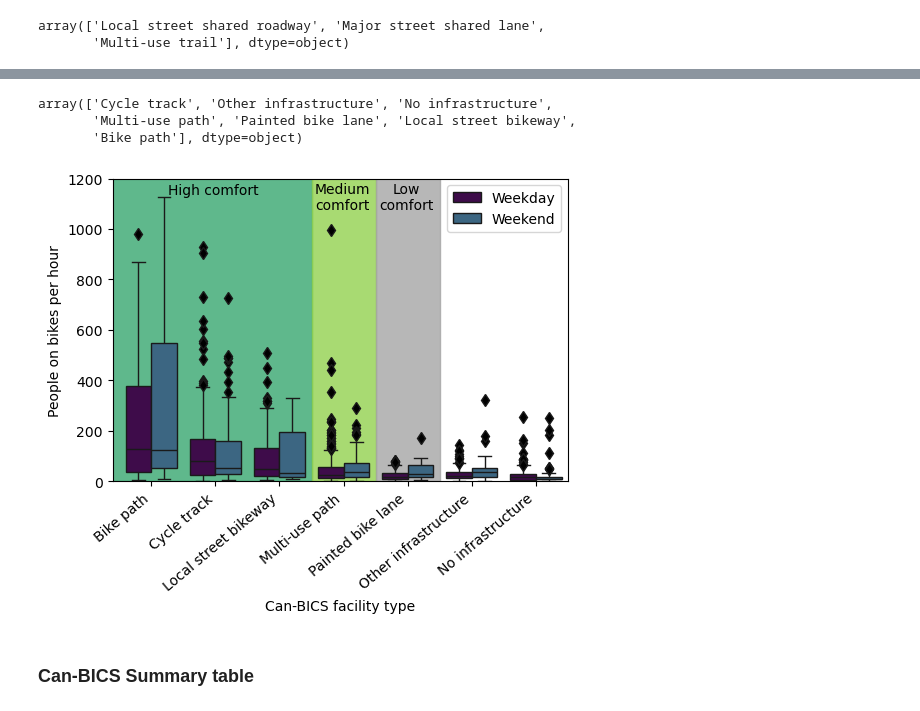
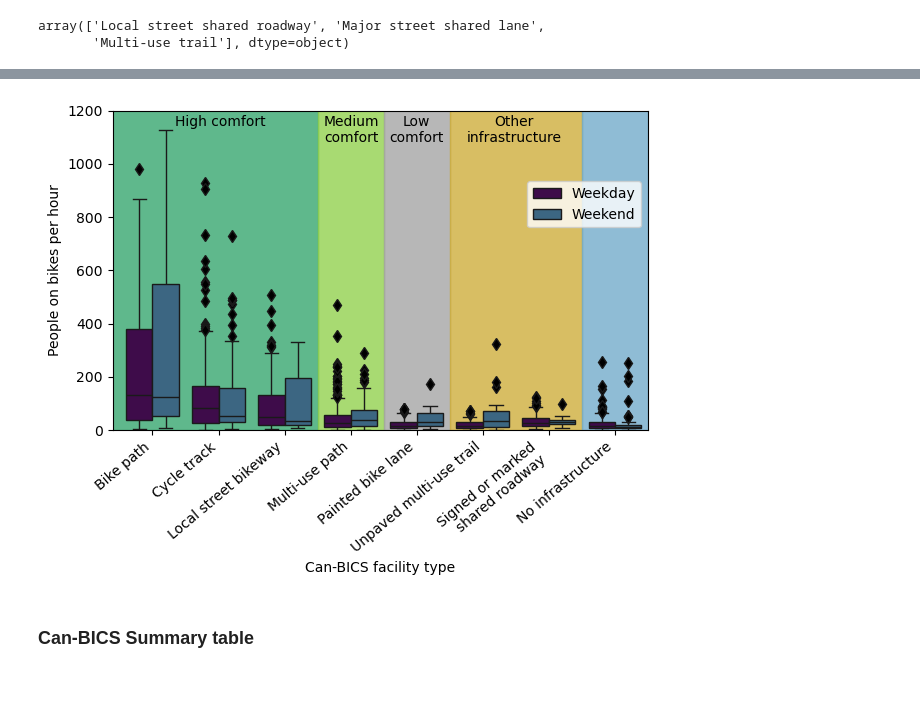
Before and after one commit to mbonsma/PedalPollSondoVelo, a Jupyter notebook: paper_figures.ipynb, the cells around one changed output, grey strips where cells are left out. Cells and saved outputs as stored; diff of their text form; code cells hidden in the pictures; blank space fills up the shorter version.

Commit message:
update with new or modified figures and tables

```diff
--- a/paper_figures.ipynb
+++ b/paper_figures.ipynb
@@ -51,3 +70,6 @@ agg_counts['bikes_per_hour'] = (agg_counts['bike_total'] / agg_counts['total_tim
+# %%
+# remove not assigned count sessions
+agg_counts = agg_counts[agg_counts['count_session_label'] != 'not_assigned']
 # %%
 agg_counts.shape
 # %% [output]
@@ -184,0 +293,3 @@ summary_table
+# %%
+# make a column for the combination of location and session
+agg_counts['location_session'] = agg_counts['grouped_counterpoint_id'].astype('int').astype('str') + "_" + agg_counts['count_session_label']
@@ -416,5 +602,7 @@ comfort_mapping = {'Low':0,  'High':2, 'Medium':1}
 highcolour = '#37a76f'
 mediumcolour = '#92d14f'
 lowcolour = '#a5a5a5'
+nonconformcolour = '#cfae3c'
+nocolour = '#73accb'
 # %%
 agg_counts['comfort_class_int'] = agg_counts['comfort_class'].map(comfort_mapping)
@@ -439,8 +615,8 @@ array(['Local street shared roadway', 'Major street shared lane',
 facility_dict_full = {'Painted bike lane':'Painted bike lane', 'Cycle track':'Cycle track',
        'Not classified':'No infrastructure', 'Multi-use path':'Multi-use path', 'Local street bikeway':'Local street bikeway',
        'Bike path': 'Bike path',
-        'Local street shared roadway':'Local street shared roadway',
-        'Major street shared lane':'Major street shared lane',
+        'Local street shared roadway':'Signed or marked\nshared roadway',
+        'Major street shared lane':'Signed or marked\nshared roadway',
        'Multi-use trail':'Unpaved multi-use trail'}
 
 facility_dict = {'Painted bike lane':'Painted bike lane', 'Cycle track':'Cycle track',
@@ -469,45 +658,42 @@ agg_counts_canbics.shape
-# %%
-agg_counts_canbics['facility_label'].unique()
-# %% [output]
-array(['Cycle track', 'Other infrastructure', 'No infrastructure',
-       'Multi-use path', 'Painted bike lane', 'Local street bikeway',
-       'Bike path'], dtype=object)
 # %%
-fig, ax = plt.subplots(figsize = (5.5,4.7))
+fig, ax = plt.subplots(figsize = (6.3,5))
 
 sns.boxplot(data=agg_counts_canbics[
     (agg_counts_canbics['weekday_weekend'] != 'not')].sort_values(by = 'comfort_class_int',
                                                                                       ascending = False),
-            x = 'facility_label', y = 'bikes_per_hour', hue = 'weekday_weekend',
+            x = 'facility_label_full', y = 'bikes_per_hour', hue = 'weekday_weekend',
            ax = ax, flierprops={"marker": "d", "mfc": "k"});
 
 ax.set_xticklabels(ax.get_xticklabels(), rotation=40, ha='right')
 ax.fill_between([-1,2.5], y1=0,y2=1750, color=highcolour, alpha = 0.8, zorder = 0)
 ax.fill_between([2.5,3.5], y1=0,y2=1750, color=mediumcolour, alpha = 0.8, zorder = 0)
 ax.fill_between([3.5,4.5], y1=0,y2=1750, color=lowcolour, alpha = 0.8, zorder = 0)
+ax.fill_between([4.5,6.5], y1=0,y2=1750, color=nonconformcolour, alpha = 0.8, zorder = 0)
+ax.fill_between([6.5,7.5], y1=0,y2=1750, color=nocolour, alpha = 0.8, zorder = 0)
 ax.set_xlabel("Can-BICS facility type")
-ax.set_xlim(-0.6, 6.5)
+ax.set_xlim(-0.6, 7.5)
 ax.set_ylim(0,1200)
 ax.set_ylabel("People on bikes per hour")
 
 h, l = ax.get_legend_handles_labels()
 legend_labels = []
 for lab in l:
     legend_labels.append(lab.capitalize())
 
 loc = 'upper right'
-pos = (1,1)
-ax.legend(h, legend_labels, title = "", loc = 'upper right', bbox_to_anchor = (1, 1))
+pos = (1,0.8)
+ax.legend(h, legend_labels, title = "", loc = 'upper right', bbox_to_anchor = pos)
 
-ax.annotate("High comfort", xy=(0.22, 0.95), xycoords = 'axes fraction', ha = 'center')
-ax.annotate("Medium\ncomfort", xy=(0.505, 0.9), xycoords = 'axes fraction', ha = 'center')
-ax.annotate("Low\ncomfort", xy=(0.645, 0.9), xycoords = 'axes fraction', ha = 'center')
+ax.annotate("High comfort", xy=(0.20, 0.95), xycoords = 'axes fraction', ha = 'center')
+ax.annotate("Medium\ncomfort", xy=(0.445, 0.9), xycoords = 'axes fraction', ha = 'center')
+ax.annotate("Low\ncomfort", xy=(0.567, 0.9), xycoords = 'axes fraction', ha = 'center')
+ax.annotate("Other\ninfrastructure", xy=(0.750, 0.9), xycoords = 'axes fraction', ha = 'center')
 
 plt.tight_layout()
 plt.savefig("canbics_all.pdf")
 plt.savefig("canbics_all.png", dpi = 300)
 # %% [output]
-[figure, old version]
+[figure, new version]
 # %% [markdown]
 ### Can-BICS Summary table
 # %%
```
Also changed, not shown: parts of 239 cells of this notebook.
